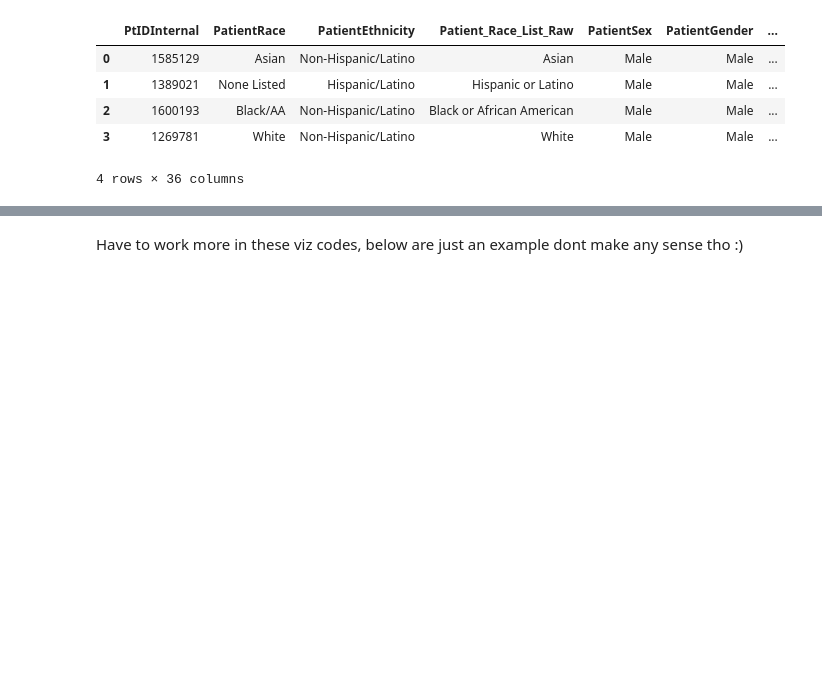
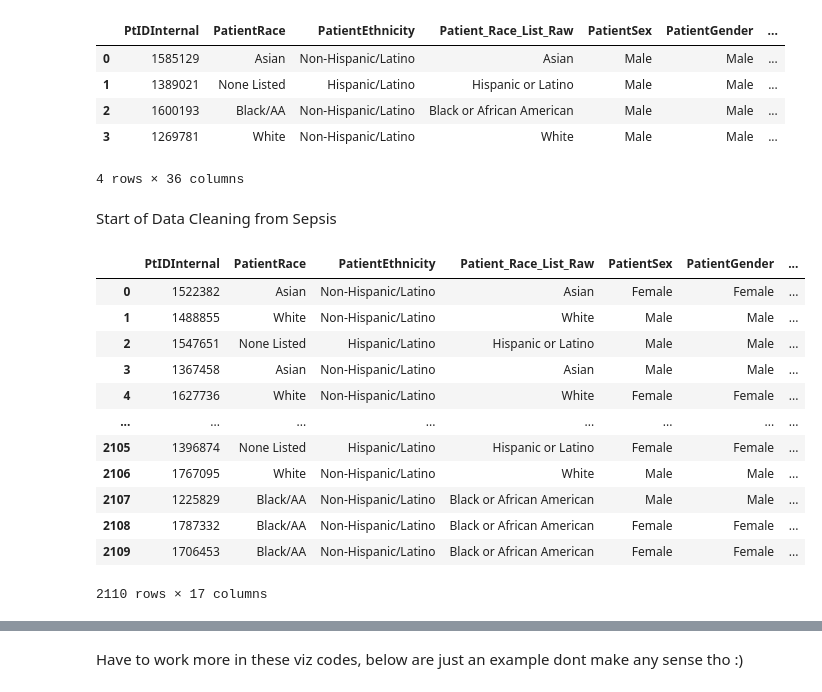
Before and after one commit to blesssong2020/Fairfax-Consultants---Summer2022-DEAN690, a Jupyter notebook: FFConsultants.ipynb, the cells around one changed output, grey strips where cells are left out. Cells and saved outputs as stored; diff of their text form; code cells hidden in the pictures; blank space fills up the shorter version.

```diff
--- a/FFConsultants.ipynb
+++ b/FFConsultants.ipynb
@@ -153,3 +426,5 @@ PdmMerged
 | 2 | 1600193 | Black/AA | Non-Hispanic/Latino | Black or African American | Male | Male | ... |
 | 3 | 1269781 | White | Non-Hispanic/Latino | White | Male | Male | ... |
 4 rows × 36 columns
+# %% [markdown]
+Start of Data Cleaning from Sepsis
@@ -155,0 +439,20 @@ PdmMerged
+# %%
+# merging the files how='inner' by default.
+PdmSEPSIS = pd.read_excel("E:\DAEN_690\Data\PdmSEPSIS.xlsx")
+PdmSEPSIS
+#Write as .csv
+#PdmSEPSIS.to_excel("E:\DAEN_690\Data\PdmSEPSIS.xlsx",sheet_name='SEPSIS' , index=False)
+# %% [output]
+|  | PtIDInternal | PatientRace | PatientEthnicity | Patient_Race_List_Raw | PatientSex | PatientGender | ... |
+| 0 | 1522382 | Asian | Non-Hispanic/Latino | Asian | Female | Female | ... |
+| 1 | 1488855 | White | Non-Hispanic/Latino | White | Male | Male | ... |
+| 2 | 1547651 | None Listed | Hispanic/Latino | Hispanic or Latino | Male | Male | ... |
+| 3 | 1367458 | Asian | Non-Hispanic/Latino | Asian | Male | Male | ... |
+| 4 | 1627736 | White | Non-Hispanic/Latino | White | Female | Female | ... |
+| ... | ... | ... | ... | ... | ... | ... | ... |
+| 2105 | 1396874 | None Listed | Hispanic/Latino | Hispanic or Latino | Female | Female | ... |
+| 2106 | 1767095 | White | Non-Hispanic/Latino | White | Male | Male | ... |
+| 2107 | 1225829 | Black/AA | Non-Hispanic/Latino | Black or African American | Male | Male | ... |
+| 2108 | 1787332 | Black/AA | Non-Hispanic/Latino | Black or African American | Female | Female | ... |
+| 2109 | 1706453 | Black/AA | Non-Hispanic/Latino | Black or African American | Female | Female | ... |
+2110 rows × 17 columns
```
Also changed, not shown: parts of 18 cells of this notebook.
